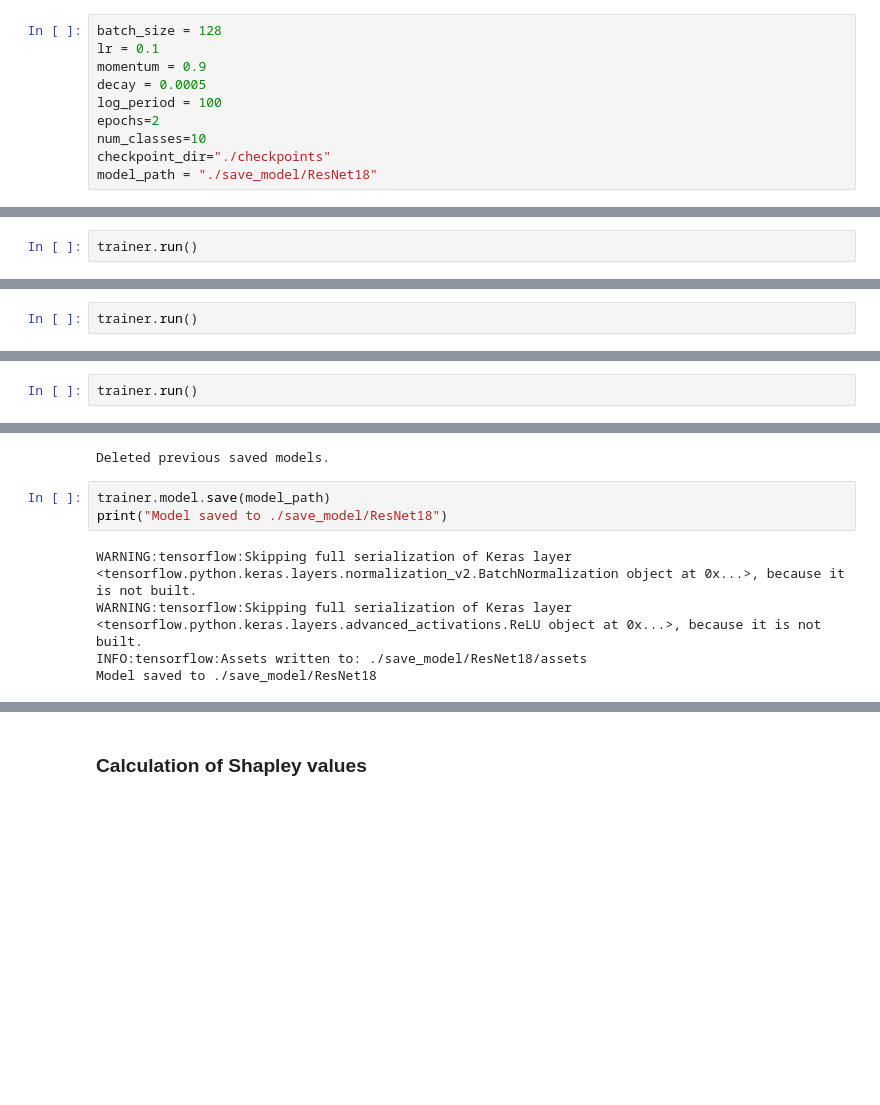
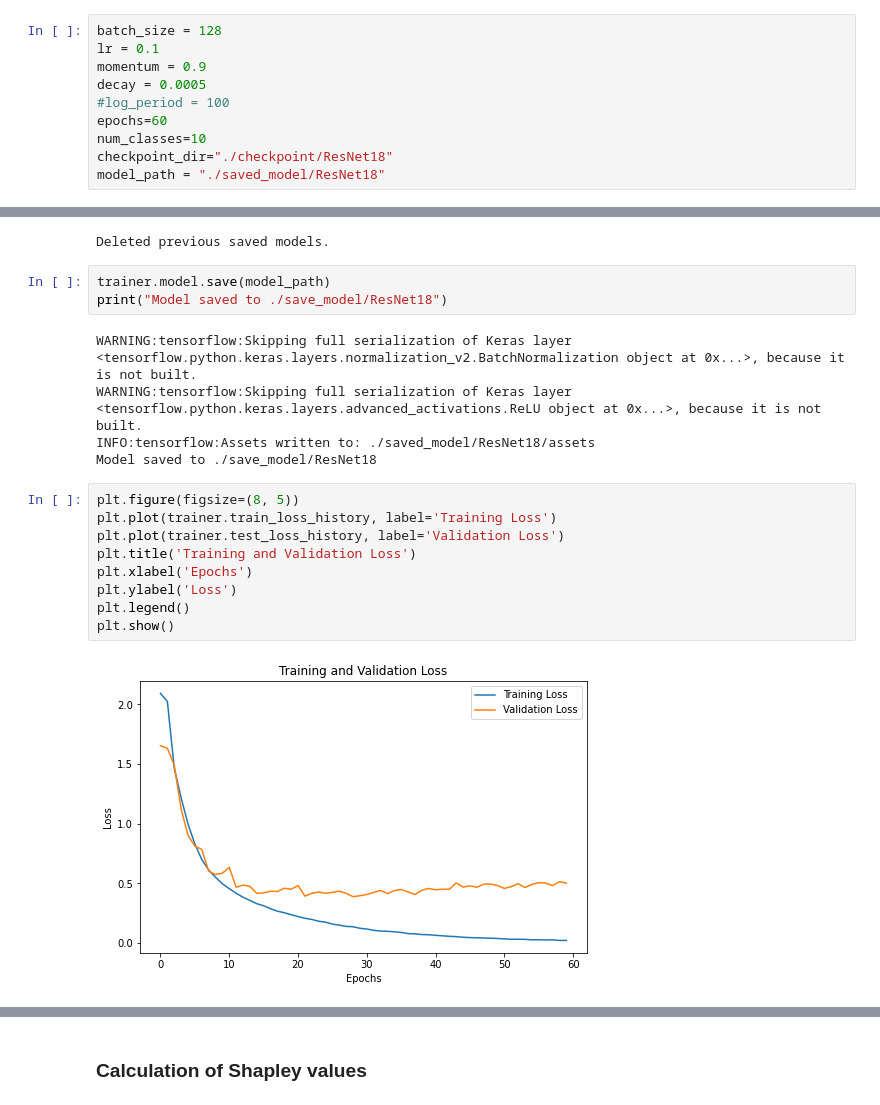
Before and after one commit to mingyuzhang2/2024Fall-E4040-Neural-Network-and-Deep-Learning-Project--Improving-CNN-Robustness-via-Shapley-Value, a Jupyter notebook: Untitled1.ipynb, the cells around one changed output, grey strips where cells are left out. Saved outputs shown, nothing was run; the diff lists cells and outputs as text; blank space fills up the shorter version.

```diff
--- a/Untitled1.ipynb
+++ b/Untitled1.ipynb
@@ -24,11 +24,11 @@ batch_size = 128
 lr = 0.1
 momentum = 0.9
 decay = 0.0005
-log_period = 100
-epochs=2
+#log_period = 100
+epochs=60
 num_classes=10
-checkpoint_dir="./checkpoints"
-model_path = "./save_model/ResNet18"
+checkpoint_dir="./checkpoint/ResNet18"
+model_path = "./saved_model/ResNet18"
 # %%
 train_ds, test_ds = load_cifar10_dataset(batch_size)
 # %%
@@ -76,2 +75,0 @@ Training Epoch 14
-# %%
-trainer.run()
@@ -96,2 +75,0 @@ Training Epoch 82
-# %%
-trainer.run()
@@ -116,2 +75,0 @@ Checkpoint saved at: ./checkpoints/ckpt_epoch_96.h5
-# %%
-trainer.run()
@@ -145,5 +88,16 @@ print("Model saved to ./save_model/ResNet18")
 # %% [output]
 WARNING:tensorflow:Skipping full serialization of Keras layer <tensorflow.python.keras.layers.normalization_v2.BatchNormalization object at 0x...>, because it is not built.
 WARNING:tensorflow:Skipping full serialization of Keras layer <tensorflow.python.keras.layers.advanced_activations.ReLU object at 0x...>, because it is not built.
-INFO:tensorflow:Assets written to: ./save_model/ResNet18/assets
+INFO:tensorflow:Assets written to: ./saved_model/ResNet18/assets
 Model saved to ./save_model/ResNet18
+# %%
+plt.figure(figsize=(8, 5))
+plt.plot(trainer.train_loss_history, label='Training Loss')
+plt.plot(trainer.test_loss_history, label='Validation Loss')
+plt.title('Training and Validation Loss')
+plt.xlabel('Epochs')
+plt.ylabel('Loss')
+plt.legend()
+plt.show()
+# %% [output]
+[figure, added]
```
Also changed, not shown: parts of 7 cells of this notebook, 4 other files.
